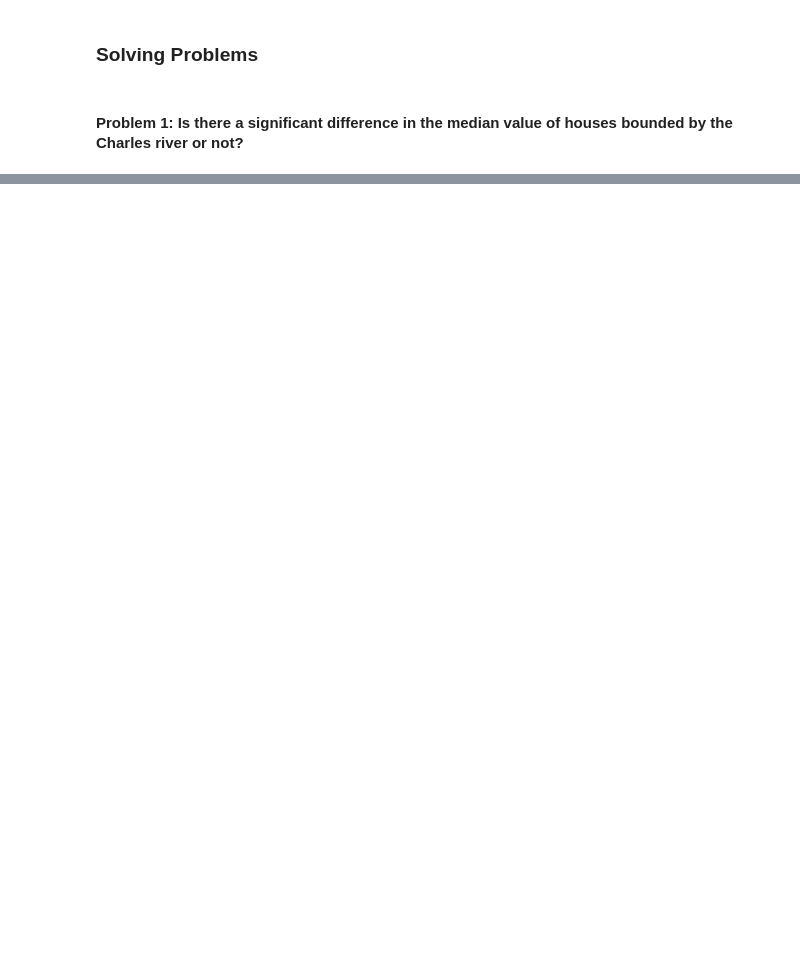
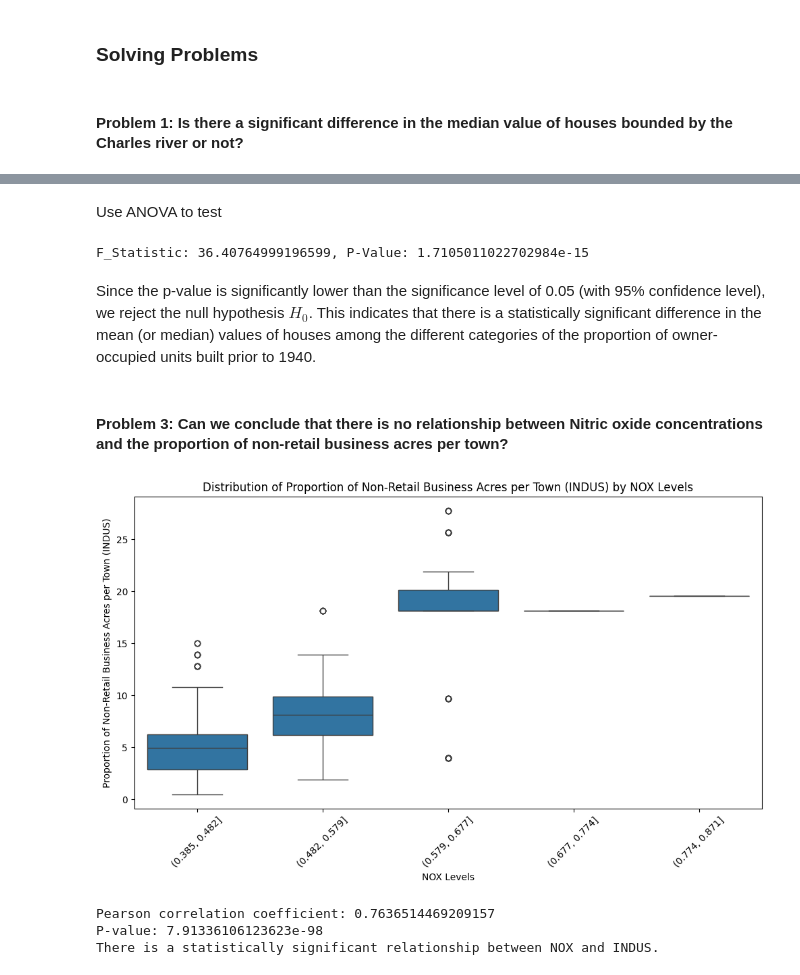
Before and after one commit to thangthewinner/Boston_House_Prices, a Jupyter notebook: BostonHousing.ipynb, the cells around one changed output, grey strips where cells are left out. Cells and saved outputs as stored; diff of their text form; code cells hidden in the pictures; blank space fills up the shorter version.

```diff
--- a/BostonHousing.ipynb
+++ b/BostonHousing.ipynb
@@ -42,0 +168,46 @@ boston_df.head(5)
+# %% [markdown]
+Use ANOVA to test
+# %%
+f_statistic, p_value= scipy.stats.f_oneway(boston_df[boston_df['AGE_GROUP'] == '35 years and younger']['MEDV'],
+                    boston_df[boston_df['AGE_GROUP'] == 'between 35 and 70 years']['MEDV'],
+                    boston_df[boston_df['AGE_GROUP'] == '70 years and older']['MEDV'])
+
+print(f"F_Statistic: {f_statistic}, P-Value: {p_value}")
+# %% [output]
+F_Statistic: 36.40764999196599, P-Value: 1.7105011022702984e-15
+# %% [markdown]
+
+
+Since the p-value is significantly lower than the significance level of 0.05 (with 95% confidence level), we reject the null hypothesis $H_0$. This indicates that there is a statistically significant difference in the mean (or median) values of houses among the different categories of the proportion of owner-occupied units built prior to 1940.
+# %% [markdown]
+#### Problem 3: Can we conclude that there is no relationship between Nitric oxide concentrations and the proportion of non-retail business acres per town?
+# %%
+# Create a box plot to visualize the distribution of INDUS for different levels of NOX
+# For the sake of visualization, let's categorize NOX into bins
+boston_df['NOX_category'] = pd.cut(boston_df['NOX'], bins=5)
+
+plt.figure(figsize=(12, 6))
+sns.boxplot(x='NOX_category', y='INDUS', data=boston_df)
+plt.title('Distribution of Proportion of Non-Retail Business Acres per Town (INDUS) by NOX Levels')
+plt.xlabel('NOX Levels')
+plt.ylabel('Proportion of Non-Retail Business Acres per Town (INDUS)')
+plt.xticks(rotation=45)
+plt.show()
+
+
+# Calculate Pearson correlation coefficient and p-value
+correlation, p_value = scipy.stats.pearsonr(boston_df['NOX'], boston_df['INDUS'])
+
+print(f'Pearson correlation coefficient: {correlation}')
+print(f'P-value: {p_value}')
+
+# Interpretation
+if p_value < 0.05:
+    print("There is a statistically significant relationship between NOX and INDUS.")
+else:
+    print("There is no statistically significant relationship between NOX and INDUS.")
+# %% [output]
+[figure, added]
+Pearson correlation coefficient: 0.7636514469209157
+P-value: 7.91336106123623e-98
+There is a statistically significant relationship between NOX and INDUS.
```
Also changed, not shown: parts of 36 cells of this notebook, 2 other files.
